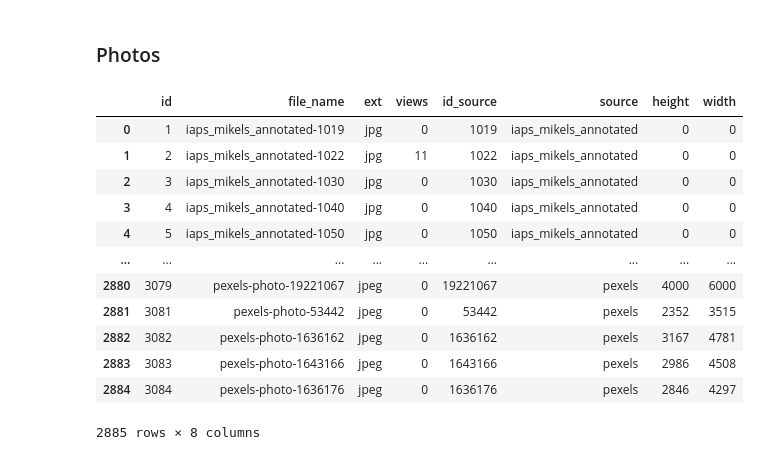
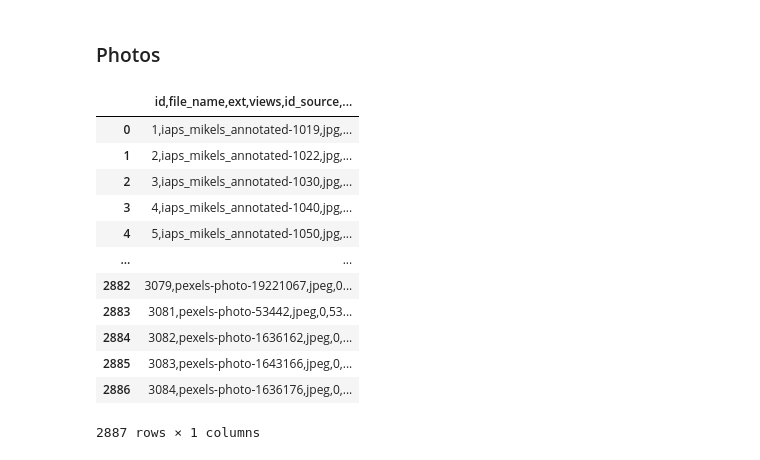
Before and after one commit to inesgmarcelino/EmoRecSys, a Jupyter notebook: data/new_dataset.ipynb, the cells around one changed output. Drawn from its saved outputs; the diff is of its cells as text; code cells hidden in the pictures.

```diff
--- a/data/new_dataset.ipynb
+++ b/data/new_dataset.ipynb
@@ -219,19 +219,19 @@ survey
 # %% [markdown]
 ### Photos
 # %%
-photos = pd.read_csv("/content/drive/MyDrive/THESIS/EmoRecSys/CSVs/photos.csv", sep=";")
+photos = pd.read_csv("./csvs/photos.csv", sep=";")
 photos
 # %% [output]
-|  | id | file_name | ext | views | id_source | source | height | width |
-| 0 | 1 | iaps_mikels_annotated-1019 | jpg | 0 | 1019 | iaps_mikels_annotated | 0 | 0 |
-| 1 | 2 | iaps_mikels_annotated-1022 | jpg | 11 | 1022 | iaps_mikels_annotated | 0 | 0 |
-| 2 | 3 | iaps_mikels_annotated-1030 | jpg | 0 | 1030 | iaps_mikels_annotated | 0 | 0 |
-| 3 | 4 | iaps_mikels_annotated-1040 | jpg | 0 | 1040 | iaps_mikels_annotated | 0 | 0 |
-| 4 | 5 | iaps_mikels_annotated-1050 | jpg | 0 | 1050 | iaps_mikels_annotated | 0 | 0 |
-| ... | ... | ... | ... | ... | ... | ... | ... | ... |
-| 2880 | 3079 | pexels-photo-19221067 | jpeg | 0 | 19221067 | pexels | 4000 | 6000 |
-| 2881 | 3081 | pexels-photo-53442 | jpeg | 0 | 53442 | pexels | 2352 | 3515 |
-| 2882 | 3082 | pexels-photo-1636162 | jpeg | 0 | 1636162 | pexels | 3167 | 4781 |
-| 2883 | 3083 | pexels-photo-1643166 | jpeg | 0 | 1643166 | pexels | 2986 | 4508 |
-| 2884 | 3084 | pexels-photo-1636176 | jpeg | 0 | 1636176 | pexels | 2846 | 4297 |
+|  | id,file_name,ext,views,id_source,... |
+| 0 | 1,iaps_mikels_annotated-1019,jpg,... |
+| 1 | 2,iaps_mikels_annotated-1022,jpg,... |
+| 2 | 3,iaps_mikels_annotated-1030,jpg,... |
+| 3 | 4,iaps_mikels_annotated-1040,jpg,... |
+| 4 | 5,iaps_mikels_annotated-1050,jpg,... |
+| ... | ... |
+| 2882 | 3079,pexels-photo-19221067,jpeg,0... |
+| 2883 | 3081,pexels-photo-53442,jpeg,0,53... |
+| 2884 | 3082,pexels-photo-1636162,jpeg,0,... |
+| 2885 | 3083,pexels-photo-1643166,jpeg,0,... |
+| 2886 | 3084,pexels-photo-1636176,jpeg,0,... |
-2885 rows × 8 columns
+2887 rows × 1 columns
```
Also changed, not shown: parts of 1 cell of this notebook, 20 other files.
